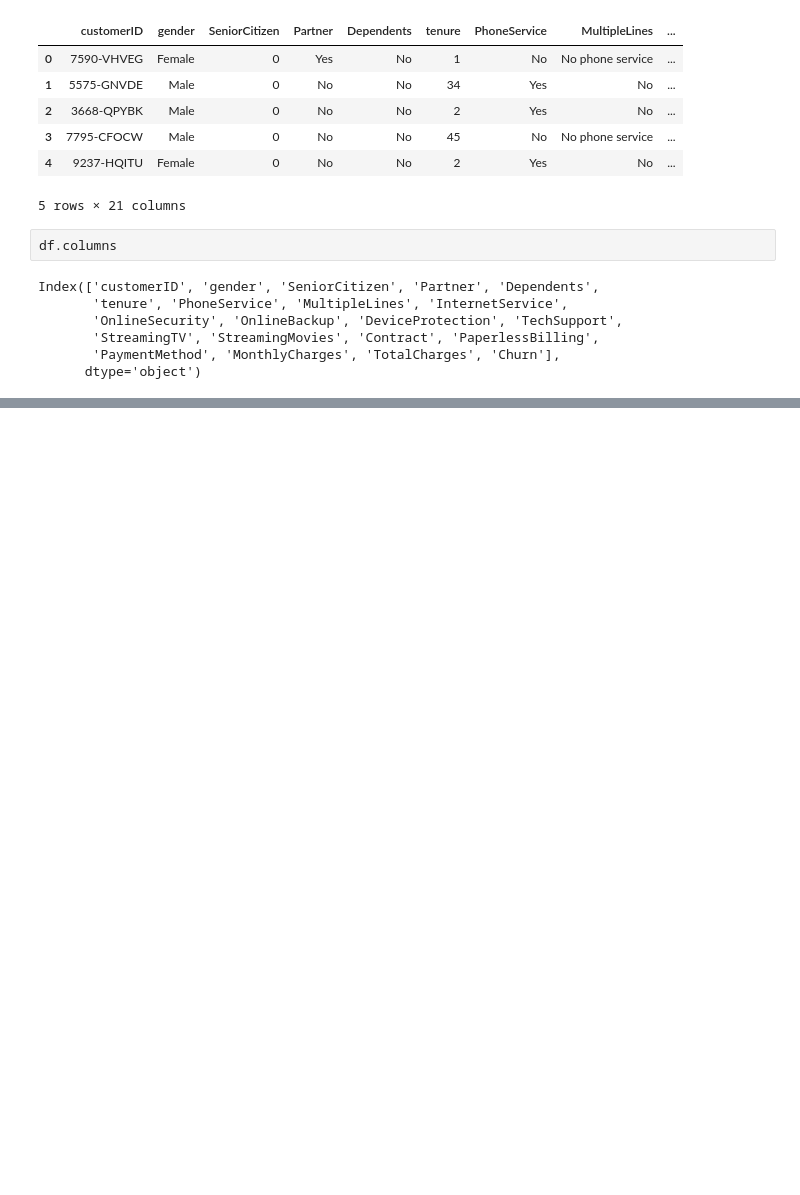
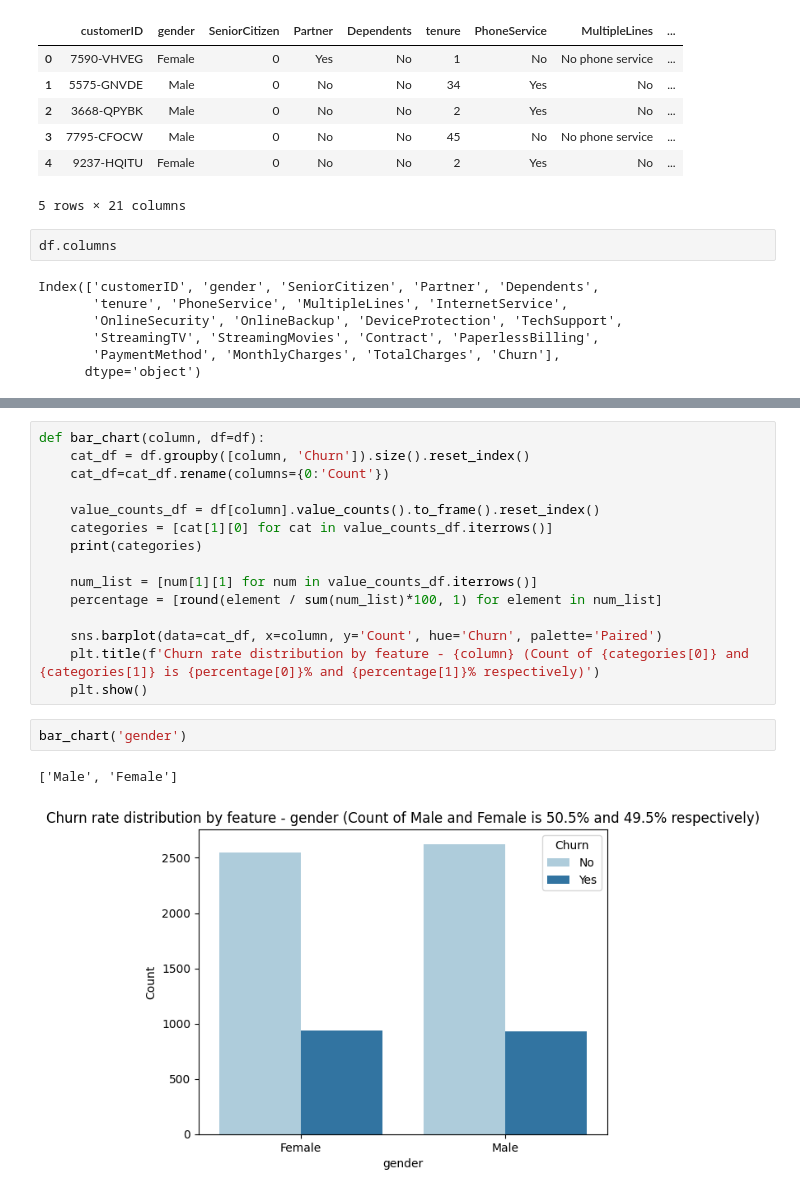
Before and after one commit to Siddharth114/CustomerChurn, a Jupyter notebook: exploring.ipynb, the cells around one changed output, grey strips where cells are left out. Saved outputs shown, nothing was run; the diff lists cells and outputs as text; blank space fills up the shorter version.

```diff
--- a/exploring.ipynb
+++ b/exploring.ipynb
@@ -180,0 +40,20 @@ print(metrics.mean_absolute_error(train_target, train_predictions))
+# %%
+def bar_chart(column, df=df):
+    cat_df = df.groupby([column, 'Churn']).size().reset_index()
+    cat_df=cat_df.rename(columns={0:'Count'})
+
+    value_counts_df = df[column].value_counts().to_frame().reset_index()
+    categories = [cat[1][0] for cat in value_counts_df.iterrows()]
+    print(categories)
+
+    num_list = [num[1][1] for num in value_counts_df.iterrows()]
+    percentage = [round(element / sum(num_list)*100, 1) for element in num_list]
+
+    sns.barplot(data=cat_df, x=column, y='Count', hue='Churn', palette='Paired')
+    plt.title(f'Churn rate distribution by feature - {column} (Count of {categories[0]} and {categories[1]} is {percentage[0]}% and {percentage[1]}% respectively)')
+    plt.show()
+# %%
+bar_chart('gender')
+# %% [output]
+['Male', 'Female']
+[figure, added]
```
Also changed, not shown: parts of 22 cells of this notebook, 1 other file.
